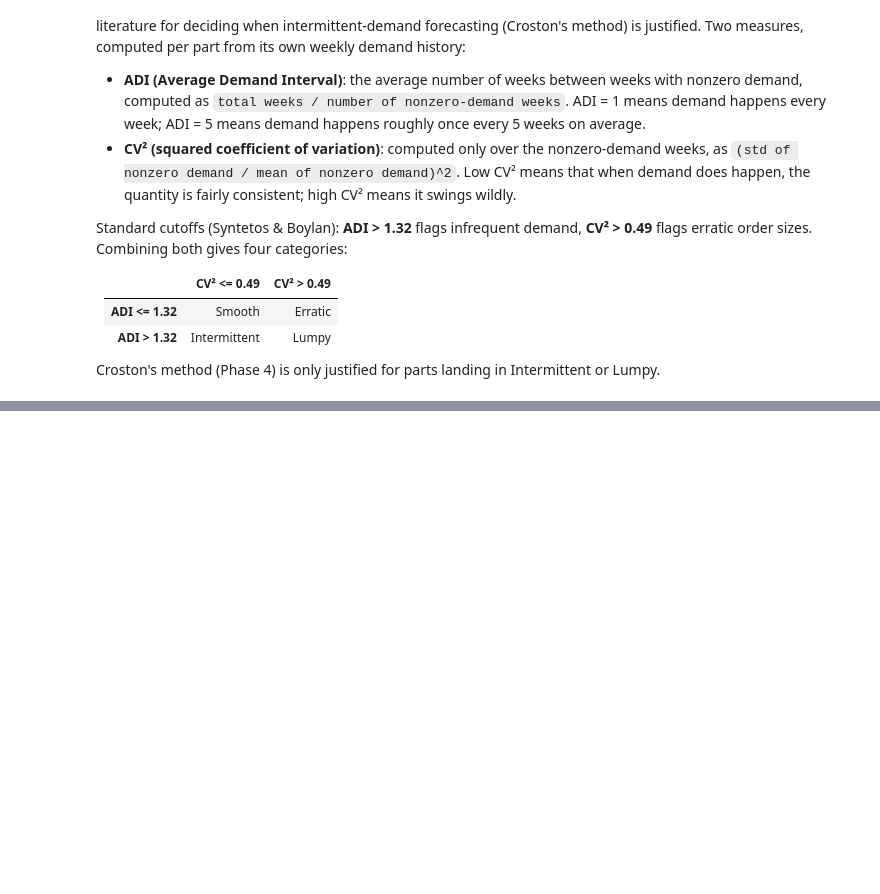
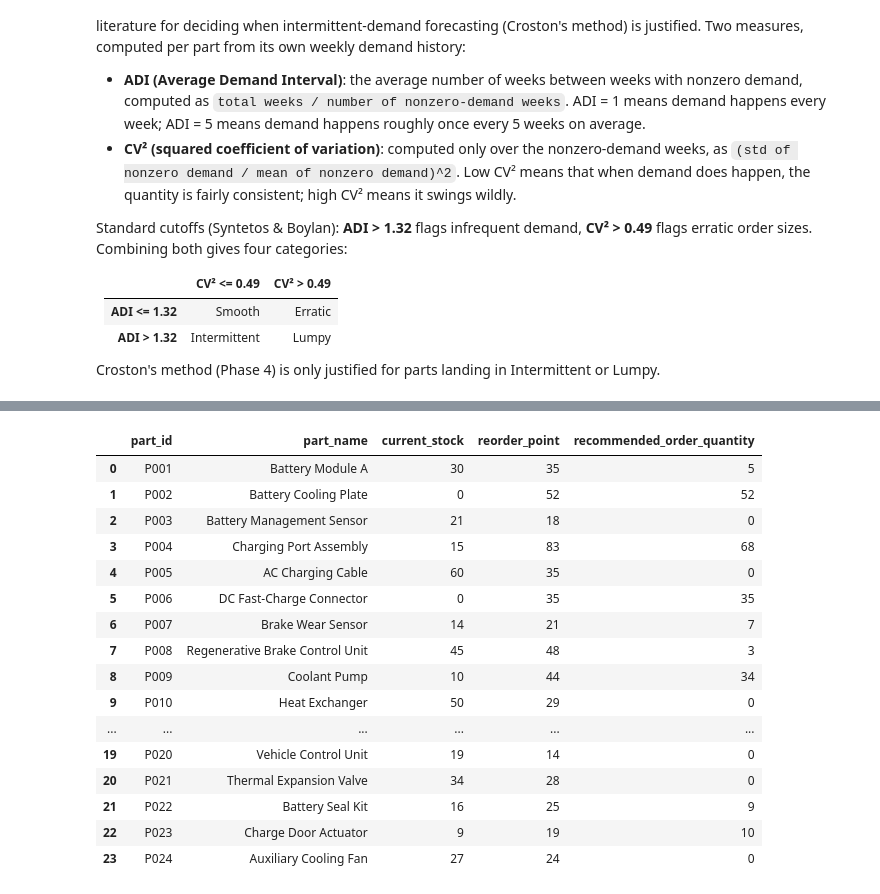
Before and after one commit to GhaithAli9/ev-spare-parts-forecasting, a Jupyter notebook: notebooks/ev_spare_parts_inventory_forecasting.ipynb, the cells around one changed output, grey strips where cells are left out. Drawn from its saved outputs; the diff is of its cells as text; code cells hidden in the pictures; blank space fills up the shorter version.

```diff
--- a/notebooks/ev_spare_parts_inventory_forecasting.ipynb
+++ b/notebooks/ev_spare_parts_inventory_forecasting.ipynb
@@ -471,0 +1193,32 @@ part_profile.sort_values("ADI", ascending=False)[
+# %%
+# Current stock = ending_stock in the most recent week, per part.
+latest_week = df["week_start"].max()
+current_stock_df = df.loc[df["week_start"] == latest_week, ["part_id", "ending_stock"]] \
+    .rename(columns={"ending_stock": "current_stock"})
+
+reorder_base = reorder_base.merge(current_stock_df, on="part_id")
+
+# Order enough to bring stock back up to the reorder point; never a negative order.
+reorder_base["recommended_order_quantity"] = np.maximum(
+    reorder_base["reorder_point"] - reorder_base["current_stock"], 0
+).astype(int)
+
+reorder_base[["part_id", "part_name", "current_stock", "reorder_point", "recommended_order_quantity"]]
+# %% [output]
+|  | part_id | part_name | current_stock | reorder_point | recommended_order_quantity |
+| 0 | P001 | Battery Module A | 30 | 35 | 5 |
+| 1 | P002 | Battery Cooling Plate | 0 | 52 | 52 |
+| 2 | P003 | Battery Management Sensor | 21 | 18 | 0 |
+| 3 | P004 | Charging Port Assembly | 15 | 83 | 68 |
+| 4 | P005 | AC Charging Cable | 60 | 35 | 0 |
+| 5 | P006 | DC Fast-Charge Connector | 0 | 35 | 35 |
+| 6 | P007 | Brake Wear Sensor | 14 | 21 | 7 |
+| 7 | P008 | Regenerative Brake Control Unit | 45 | 48 | 3 |
+| 8 | P009 | Coolant Pump | 10 | 44 | 34 |
+| 9 | P010 | Heat Exchanger | 50 | 29 | 0 |
+| ... | ... | ... | ... | ... | ... |
+| 19 | P020 | Vehicle Control Unit | 19 | 14 | 0 |
+| 20 | P021 | Thermal Expansion Valve | 34 | 28 | 0 |
+| 21 | P022 | Battery Seal Kit | 16 | 25 | 9 |
+| 22 | P023 | Charge Door Actuator | 9 | 19 | 10 |
+| 23 | P024 | Auxiliary Cooling Fan | 27 | 24 | 0 |
```
Also changed, not shown: parts of 53 cells of this notebook, 4 other files.
